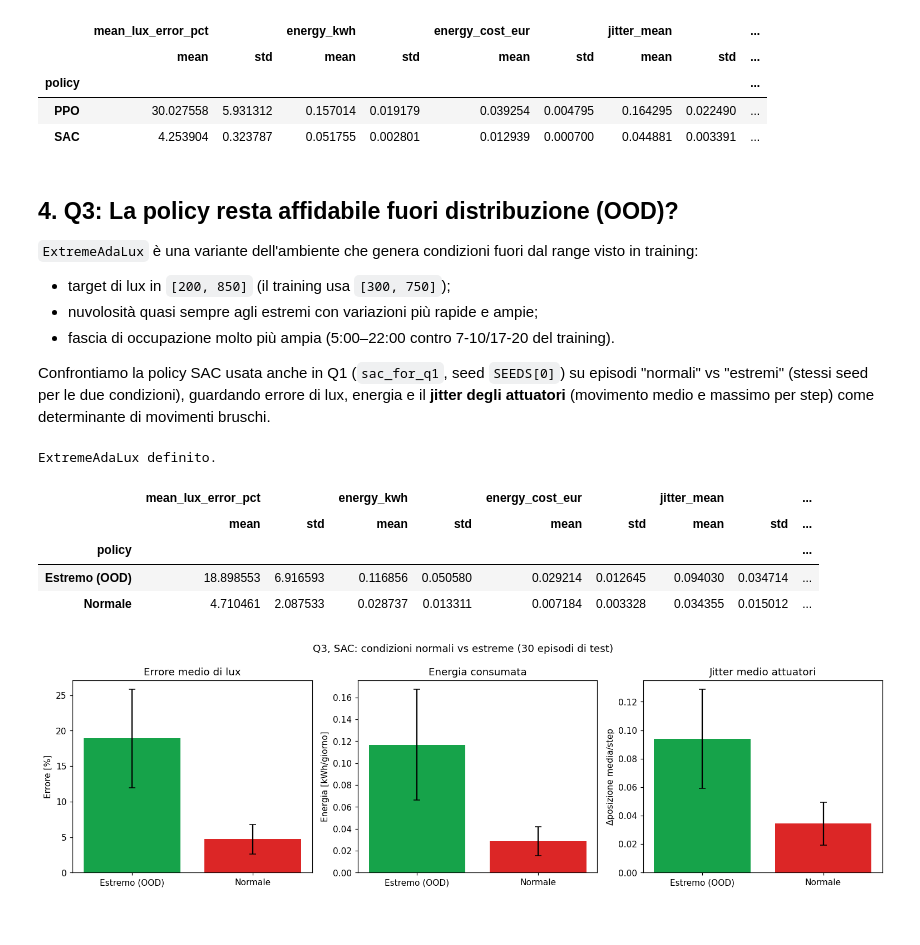
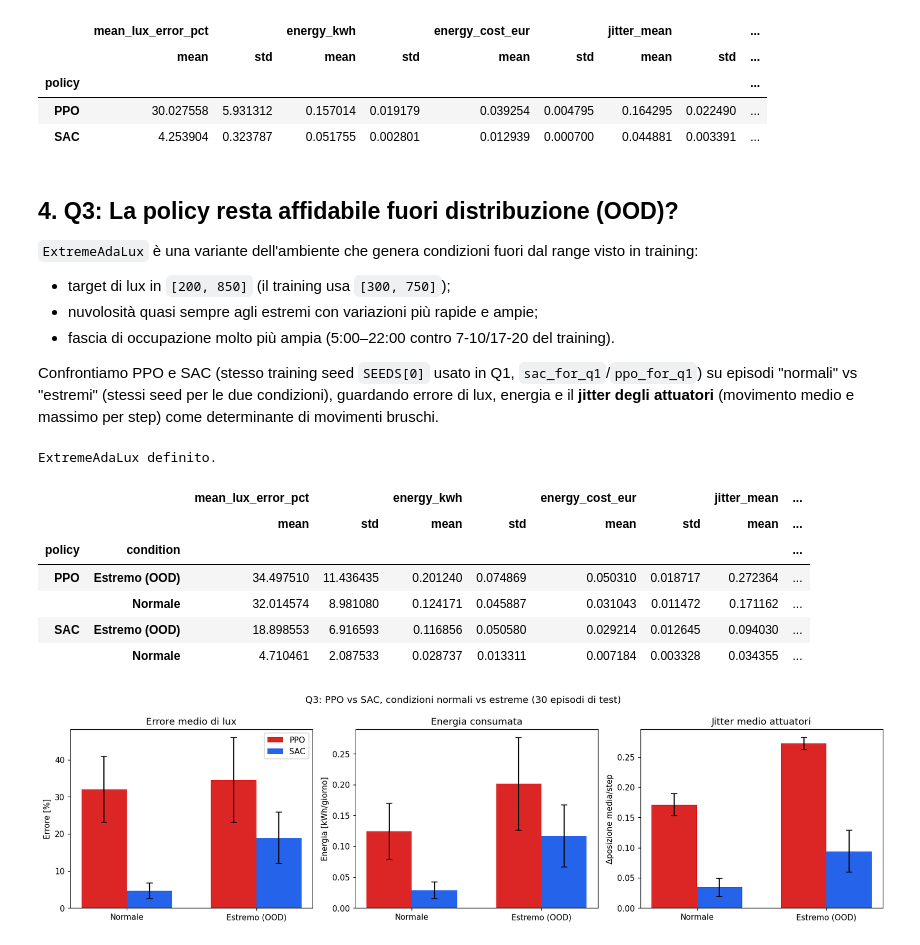
Before and after one commit to n1c0zu/LuxMax, a Jupyter notebook: notebooks/02_domande_di_ricerca.ipynb, the cells around one changed output. Drawn from its saved outputs; the diff is of its cells as text; code cells hidden in the pictures.

```diff
--- a/notebooks/02_domande_di_ricerca.ipynb
+++ b/notebooks/02_domande_di_ricerca.ipynb
@@ -359,11 +371,11 @@ fuori dal range visto in training:
 - fascia di occupazione molto più ampia (5:00–22:00 contro 7-10/17-20 del
   training).
 
-Confrontiamo la policy SAC usata anche in Q1 (`sac_for_q1`, seed
-`SEEDS[0]`) su episodi "normali" vs "estremi" (stessi seed per le due
-condizioni), guardando errore di lux, energia e il **jitter degli
-attuatori** (movimento medio e massimo per step) come determinante di
-movimenti bruschi.
+Confrontiamo PPO e SAC (stesso training seed `SEEDS[0]` usato in Q1,
+`sac_for_q1`/`ppo_for_q1`) su episodi "normali" vs "estremi" (stessi
+seed per le due condizioni), guardando errore di lux, energia e il
+**jitter degli attuatori** (movimento medio e massimo per step) come
+determinante di movimenti bruschi.
 # %%
 import numpy as np
 
@@ -392,39 +404,60 @@ print("ExtremeAdaLux definito.")
 # %% [output]
 ExtremeAdaLux definito.
 # %%
-df_normal = evaluate_over_seeds(sac_for_q1, TEST_SEEDS, env_cls=AdaLux, label="Normale")
-df_extreme = evaluate_over_seeds(sac_for_q1, TEST_SEEDS, env_cls=ExtremeAdaLux, label="Estremo (OOD)")
+ppo_for_q1 = models[("PPO", SEEDS[0])]
 
-df_q3 = pd.concat([df_normal, df_extreme], ignore_index=True)
+rows_q3 = []
+for algo_name, model in [("SAC", sac_for_q1), ("PPO", ppo_for_q1)]:
+    for condition, env_cls in [("Normale", AdaLux), ("Estremo (OOD)", ExtremeAdaLux)]:
+        df_cond = evaluate_over_seeds(model, TEST_SEEDS, env_cls=env_cls, label=algo_name)
+        df_cond["condition"] = condition
+        rows_q3.append(df_cond)
+
+df_q3 = pd.concat(rows_q3, ignore_index=True)
 df_q3["energy_cost_eur"] = df_q3["energy_kwh"].apply(energy_cost_eur)
-summary_q3 = df_q3.groupby("policy")[["mean_lux_error_pct", "energy_kwh", "energy_cost_eur", "jitter_mean", "jitter_max"]].agg(["mean", "std"])
+summary_q3 = df_q3.groupby(["policy", "condition"])[
+    ["mean_lux_error_pct", "energy_kwh", "energy_cost_eur", "jitter_mean", "jitter_max"]
+].agg(["mean", "std"])
 summary_q3
 # %% [output]
-|  | mean_lux_error_pct |  | energy_kwh |  | energy_cost_eur |  | jitter_mean |  | ... |
-|  | mean | std | mean | std | mean | std | mean | std | ... |
-| policy |  |  |  |  |  |  |  |  | ... |
-| Estremo (OOD) | 18.898553 | 6.916593 | 0.116856 | 0.050580 | 0.029214 | 0.012645 | 0.094030 | 0.034714 | ... |
-| Normale | 4.710461 | 2.087533 | 0.028737 | 0.013311 | 0.007184 | 0.003328 | 0.034355 | 0.015012 | ... |
+|  |  | mean_lux_error_pct |  | energy_kwh |  | energy_cost_eur |  | jitter_mean | ... |
+|  |  | mean | std | mean | std | mean | std | mean | ... |
+| policy | condition |  |  |  |  |  |  |  | ... |
+| PPO | Estremo (OOD) | 34.497510 | 11.436435 | 0.201240 | 0.074869 | 0.050310 | 0.018717 | 0.272364 | ... |
+|  | Normale | 32.014574 | 8.981080 | 0.124171 | 0.045887 | 0.031043 | 0.011472 | 0.171162 | ... |
+| SAC | Estremo (OOD) | 18.898553 | 6.916593 | 0.116856 | 0.050580 | 0.029214 | 0.012645 | 0.094030 | ... |
+|  | Normale | 4.710461 | 2.087533 | 0.028737 | 0.013311 | 0.007184 | 0.003328 | 0.034355 | ... |
 # %%
-fig, axes = plt.subplots(1, 3, figsize=(14, 4.2))
+fig, axes = plt.subplots(1, 3, figsize=(15, 4.2))
 
 panels = [
     ("mean_lux_error_pct", "Errore medio di lux", "Errore [%]"),
     ("energy_kwh", "Energia consumata", "Energia [kWh/giorno]"),
     ("jitter_mean", "Jitter medio attuatori", "Δposizione media/step"),
 ]
-colors = ["#16a34a", "#dc2626"]
+conditions = ["Normale", "Estremo (OOD)"]
+x = np.arange(len(conditions))
+width = 0.35
+
 for ax, (col, title, ylabel) in zip(axes, panels):
-    means = df_q3.groupby("policy")[col].mean()
-    stds = df_q3.groupby("policy")[col].std()
-    ax.bar(means.index, means.values, yerr=stds.values, capsize=4, color=colors)
+    for i, (algo_name, color) in enumerate(colors_algo.items()):
+        sub_means = [df_q3[(df_q3.policy == algo_name) & (df_q3.condition == c)][col].mean()
+                     for c in conditions]
+        sub_stds = [df_q3[(df_q3.policy == algo_name) & (df_q3.condition == c)][col].std()
+                    for c in conditions]
+        offset = (i - 0.5) * width
+        ax.bar(x + offset, sub_means, width, yerr=sub_stds, capsize=4,
+               color=color, label=algo_name)
+    ax.set_xticks(x)
+    ax.set_xticklabels(conditions)
     ax.set_title(title)
     ax.set_ylabel(ylabel)
 
-fig.suptitle(f"Q3, SAC: condizioni normali vs estreme ({len(TEST_SEEDS)} episodi di test)")
+axes[0].legend()
+fig.suptitle(f"Q3: PPO vs SAC, condizioni normali vs estreme ({len(TEST_SEEDS)} episodi di test)")
 fig.tight_layout()
 fig.savefig(os.path.join(FIG_DIR, "q3_normal_vs_extreme.png"), dpi=150)
 plt.show()
 # %% [output]
-[figure, old version]
+[figure, new version]
 # %%
```
Also changed, not shown: parts of 2 cells of this notebook, 3 other files.
